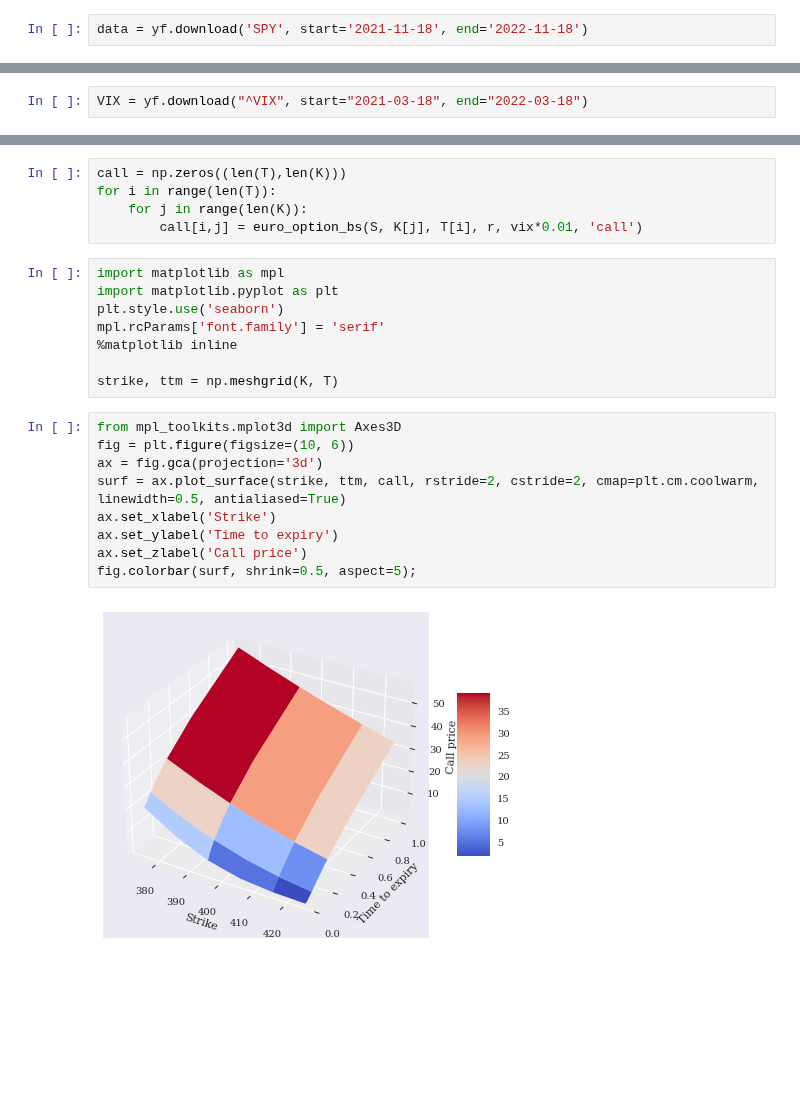
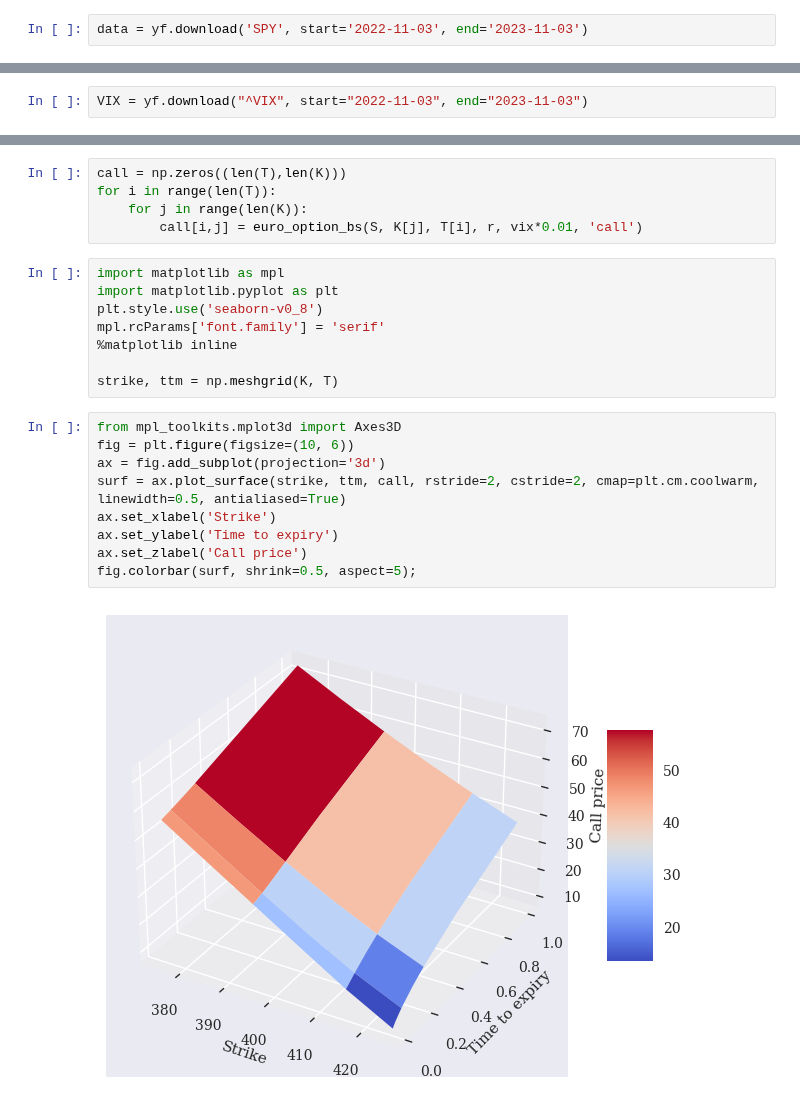
Before and after one commit to xxyyrain/CMF_25, a Jupyter notebook: Week 8/Week 8 Seminar Answers.ipynb, the cells around one changed output, grey strips where cells are left out. Drawn from its saved outputs; the diff is of its cells as text; blank space fills up the shorter version.

```diff
--- a/Week 8/Week 8 Seminar Answers.ipynb
+++ b/Week 8/Week 8 Seminar Answers.ipynb
@@ -10,5 +10,5 @@ import os
 # %% [markdown]
 ## Question 1
 # %%
-data = yf.download('SPY', start='2021-11-18', end='2022-11-18')
+data = yf.download('SPY', start='2022-11-03', end='2023-11-03')
 # %% [output]
@@ -54,5 +54,5 @@ The annualised volatility is 24.13 %
 # %% [markdown]
 And the spot value for VIX is
 # %%
-VIX = yf.download("^VIX", start="2021-03-18", end="2022-03-18")
+VIX = yf.download("^VIX", start="2022-11-03", end="2023-11-03")
 # %% [output]
@@ -138,7 +138,7 @@ for i in range(len(T)):
 # %%
 import matplotlib as mpl
 import matplotlib.pyplot as plt
-plt.style.use('seaborn')
+plt.style.use('seaborn-v0_8')
 mpl.rcParams['font.family'] = 'serif'
 %matplotlib inline
 
@@ -146,11 +146,11 @@ strike, ttm = np.meshgrid(K, T)
 # %%
 from mpl_toolkits.mplot3d import Axes3D
 fig = plt.figure(figsize=(10, 6))
-ax = fig.gca(projection='3d')
+ax = fig.add_subplot(projection='3d')
 surf = ax.plot_surface(strike, ttm, call, rstride=2, cstride=2, cmap=plt.cm.coolwarm, linewidth=0.5, antialiased=True)
 ax.set_xlabel('Strike')
 ax.set_ylabel('Time to expiry')
 ax.set_zlabel('Call price')
 fig.colorbar(surf, shrink=0.5, aspect=5);
 # %% [output]
-[figure, old version]
+[figure, new version]
```
Also changed, not shown: parts of 17 cells of this notebook.
